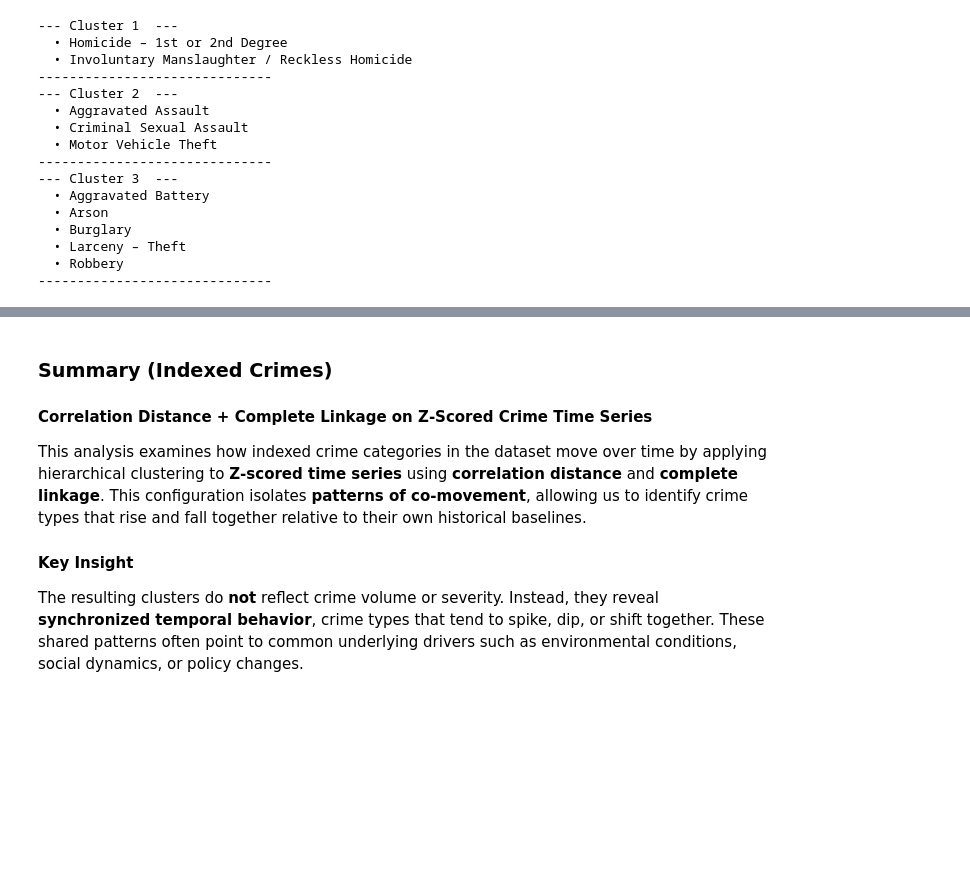
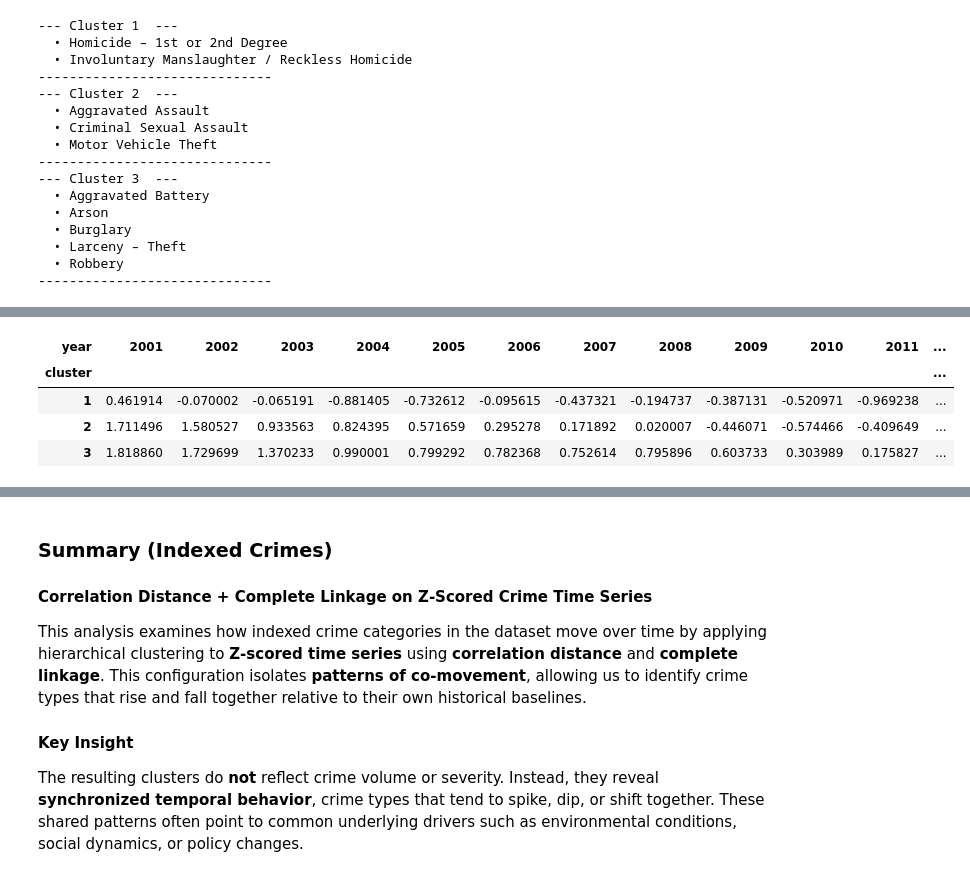
Before and after one commit to SirErikPak/ChicagoCrime, a Jupyter notebook: Notebook/ChicagoCrimeExploratoryClusterAnalysis.ipynb, the cells around one changed output, grey strips where cells are left out. Drawn from its saved outputs; the diff is of its cells as text; code cells hidden in the pictures; blank space fills up the shorter version.

```diff
--- a/Notebook/ChicagoCrimeExploratoryClusterAnalysis.ipynb
+++ b/Notebook/ChicagoCrimeExploratoryClusterAnalysis.ipynb
@@ -471,0 +491,10 @@ for cluster_num in range(1, (len(np.unique(clusters))) + 1):
+# %%
+# centroid
+centroids = df_labeled.groupby("cluster").mean()
+centroids
+# %% [output]
+| year | 2001 | 2002 | 2003 | 2004 | 2005 | 2006 | 2007 | 2008 | 2009 | 2010 | 2011 | ... |
+| cluster |  |  |  |  |  |  |  |  |  |  |  | ... |
+| 1 | 0.461914 | -0.070002 | -0.065191 | -0.881405 | -0.732612 | -0.095615 | -0.437321 | -0.194737 | -0.387131 | -0.520971 | -0.969238 | ... |
+| 2 | 1.711496 | 1.580527 | 0.933563 | 0.824395 | 0.571659 | 0.295278 | 0.171892 | 0.020007 | -0.446071 | -0.574466 | -0.409649 | ... |
+| 3 | 1.818860 | 1.729699 | 1.370233 | 0.990001 | 0.799292 | 0.782368 | 0.752614 | 0.795896 | 0.603733 | 0.303989 | 0.175827 | ... |
```
Also changed, not shown: parts of 8 cells of this notebook, 8 other files.
